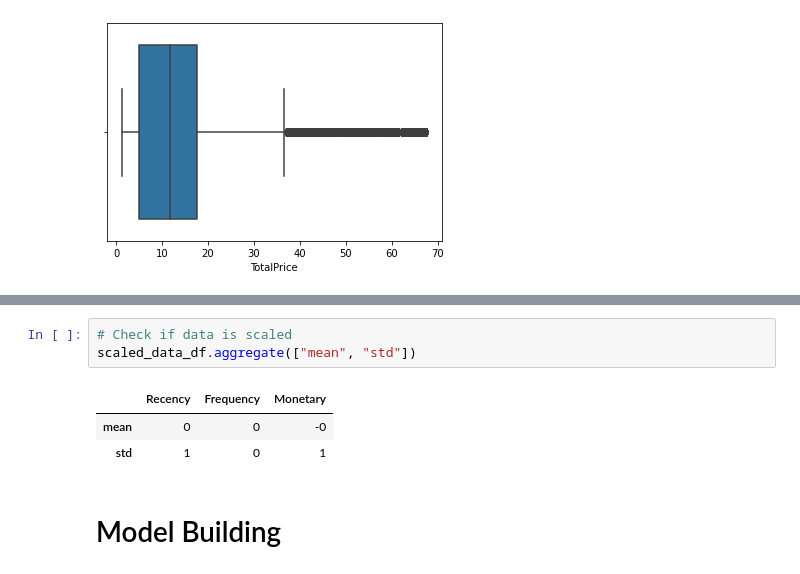
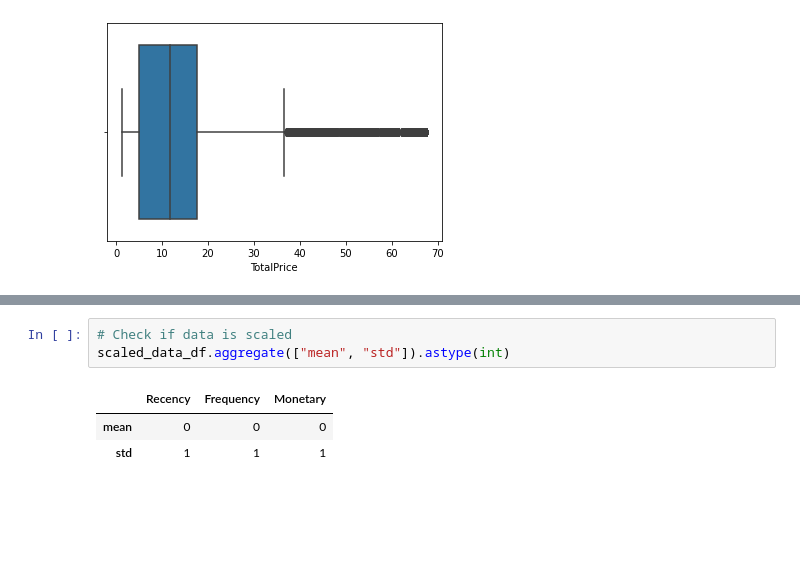
Before and after one commit to Sodiqlef/KMeans-RFM-customer-segmentation, a Jupyter notebook: KMeans-customers-segmentation.ipynb, the cells around one changed output, grey strips where cells are left out. Drawn from its saved outputs; the diff is of its cells as text; blank space fills up the shorter version.

```diff
--- a/KMeans-customers-segmentation.ipynb
+++ b/KMeans-customers-segmentation.ipynb
@@ -202,9 +207,7 @@ scaled_data_df.head()
 # %%
 # Check if data is scaled
-scaled_data_df.aggregate(["mean", "std"])
+scaled_data_df.aggregate(["mean", "std"]).astype(int)
 # %% [output]
 |  | Recency | Frequency | Monetary |
-| mean | 0 | 0 | -0 |
-| std | 1 | 0 | 1 |
+| mean | 0 | 0 | 0 |
+| std | 1 | 1 | 1 |
-# %% [markdown]
-# Model Building
```
Also changed, not shown: parts of 13 cells of this notebook.
